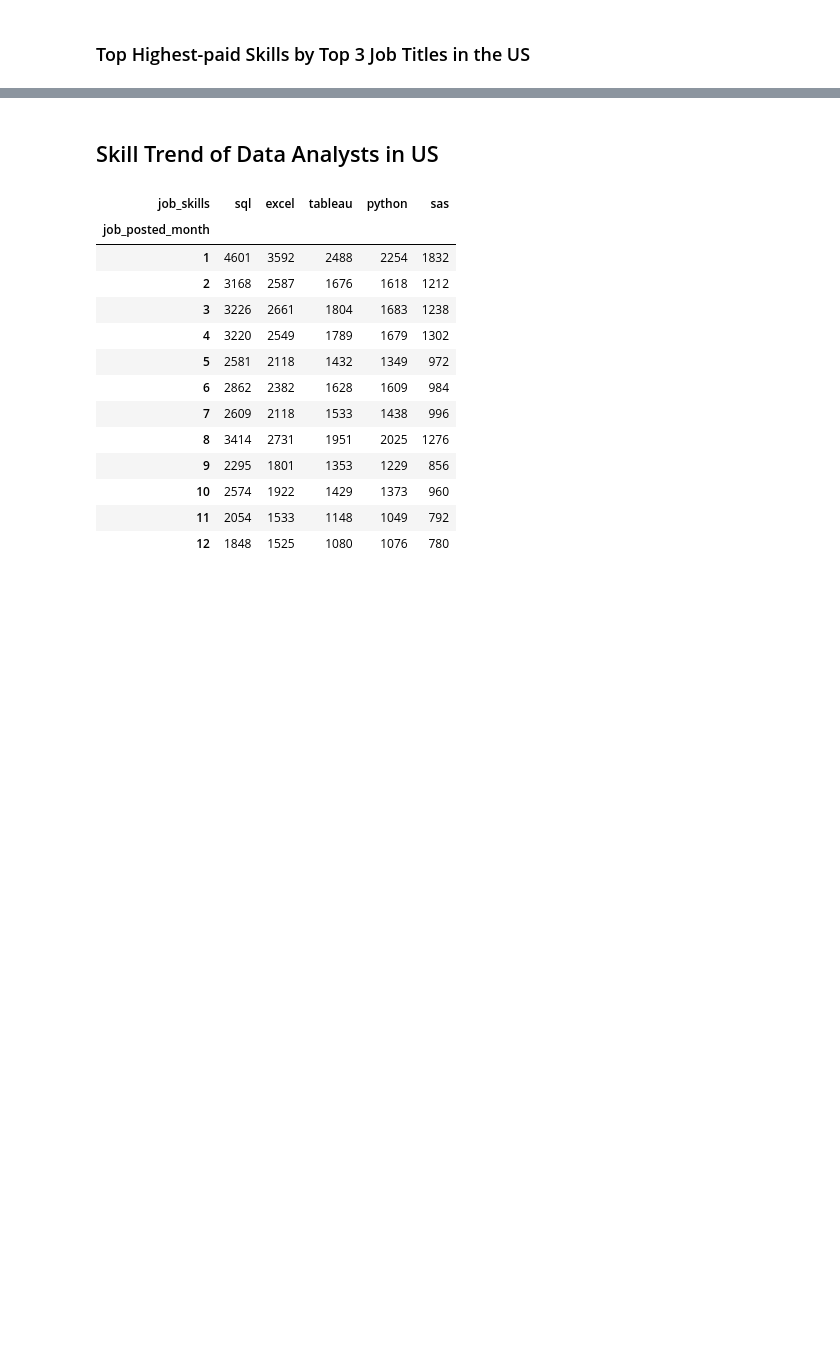
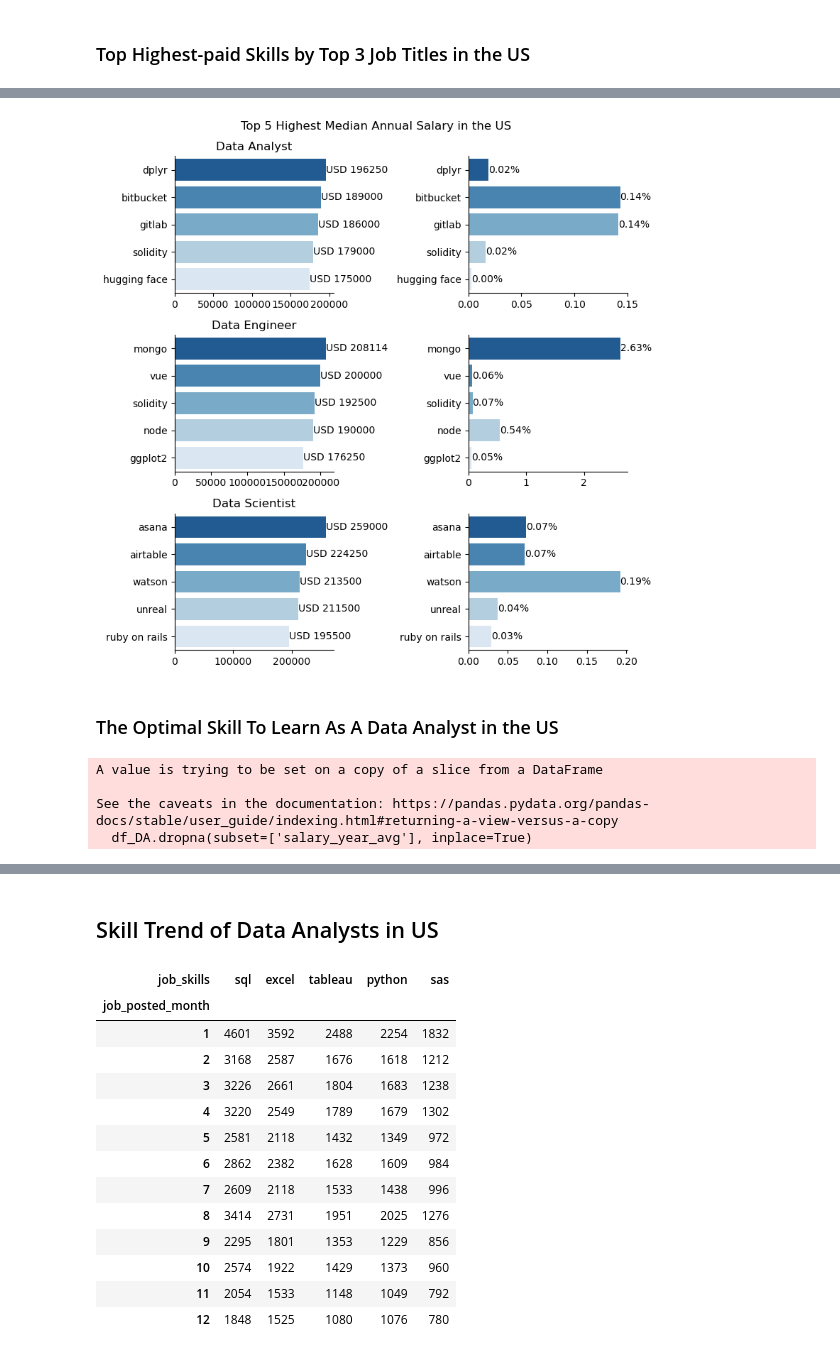
Before and after one commit to DiiNguyen/Job-Postings-Analysis, a Jupyter notebook: project_youtube/project.ipynb, the cells around one changed output, grey strips where cells are left out. Cells and saved outputs as stored; diff of their text form; code cells hidden in the pictures; blank space fills up the shorter version.

```diff
--- a/project_youtube/project.ipynb
+++ b/project_youtube/project.ipynb
@@ -381,0 +418,12 @@ plt.show()
+# %%
+count_DA = df_top_3_exp.loc[df_top_3_exp['job_title_short']=='Data Analyst']['job_skills'].value_counts().loc[skill_paid_DA].reset_index()
+count_DA['total'] = len(df_top_3.loc[df_top_3['job_title_short']=='Data Analyst'])
+count_DA['percentage'] = count_DA['count'] / count_DA['total']*100
+
+count_DE = df_top_3_exp.loc[df_top_3_exp['job_title_short']=='Data Engineer']['job_skills'].value_counts().loc[skill_paid_DE].reset_index()
+count_DE['total'] = len(df_top_3.loc[df_top_3['job_title_short']=='Data Engineer'])
+count_DE['percentage'] = count_DE['count'] / count_DE['total']*100
+
+count_DS = df_top_3_exp.loc[df_top_3_exp['job_title_short']=='Data Scientist']['job_skills'].value_counts().loc[skill_paid_DS].reset_index()
+count_DS['total'] = len(df_top_3.loc[df_top_3['job_title_short']=='Data Scientist'])
+count_DS['percentage'] = count_DS['count'] / count_DS['total']*100
@@ -381,0 +439,60 @@ plt.show()
+# %%
+plt.figure(figsize=(8,8))
+plt.subplot(3,2,1)
+sns.barplot(data=df_skill_paid_DA, y='job_skills', x='Data Analyst',hue = 'job_skills', palette = 'Blues_r')
+sns.despine()
+for index,value in enumerate(df_skill_paid_DA['Data Analyst']):
+    plt.text(value,index, f'USD {value:.0f}',va='center')
+plt.xlabel('')
+plt.ylabel('')
+plt.title('Data Analyst')
+
+plt.subplot(3,2,2)
+sns.barplot(data=count_DA, x='percentage', y='job_skills', hue='job_skills', palette='Blues_r', legend=False)
+sns.despine()
+for index,value in enumerate(count_DA['percentage']):
+    plt.text(value,index, f'{value:.2f}%',va='center')
+plt.xlabel('')
+plt.ylabel('')
+
+plt.subplot(3,2,3)
+sns.barplot(data=df_skill_paid_DE, y='job_skills', x='Data Engineer',hue = 'job_skills', palette = 'Blues_r')
+sns.despine()
+for index,value in enumerate(df_skill_paid_DE['Data Engineer']):
+    plt.text(value,index, f'USD {value:.0f}',va='center')
+plt.xlabel('')
+plt.ylabel('')
+plt.title('Data Engineer')
+
+plt.subplot(3,2,4)
+sns.barplot(data=count_DE, x='percentage', y='job_skills', hue='job_skills', palette='Blues_r', legend=False)
+sns.despine()
+for index,value in enumerate(count_DE['percentage']):
+    plt.text(value,index, f'{value:.2f}%',va='center')
+plt.xlabel('')
+plt.ylabel('')
+
+plt.subplot(3,2,5)
+sns.barplot(data=df_skill_paid_DS, y='job_skills', x='Data Scientist',hue = 'job_skills', palette = 'Blues_r')
+sns.despine()
+for index,value in enumerate(df_skill_paid_DS['Data Scientist']):
+    plt.text(value,index, f'USD {value:.0f}',va='center')
+plt.xlabel('')
+plt.ylabel('')
+plt.title('Data Scientist')
+
+plt.subplot(3,2,6)
+sns.barplot(data=count_DS, x='percentage', y='job_skills', hue='job_skills', palette='Blues_r', legend=False)
+sns.despine()
+for index,value in enumerate(count_DS['percentage']):
+    plt.text(value,index, f'{value:.2f}%',va='center')
+plt.xlabel('')
+plt.ylabel('')
+
+plt.suptitle('Top 5 Highest Median Annual Salary in the US')
+plt.tight_layout()
+plt.show()
+# %% [output]
+[figure, added]
+# %% [markdown]
+### The Optimal Skill To Learn As A Data Analyst in the US
@@ -381,0 +501,7 @@ plt.show()
+# %%
+df_DA.dropna(subset=['salary_year_avg'], inplace=True)
+# %% [output]
+A value is trying to be set on a copy of a slice from a DataFrame
+
+See the caveats in the documentation: https://pandas.pydata.org/pandas-docs/stable/user_guide/indexing.html#returning-a-view-versus-a-copy
+  df_DA.dropna(subset=['salary_year_avg'], inplace=True)
```
Also changed, not shown: parts of 19 cells of this notebook.
